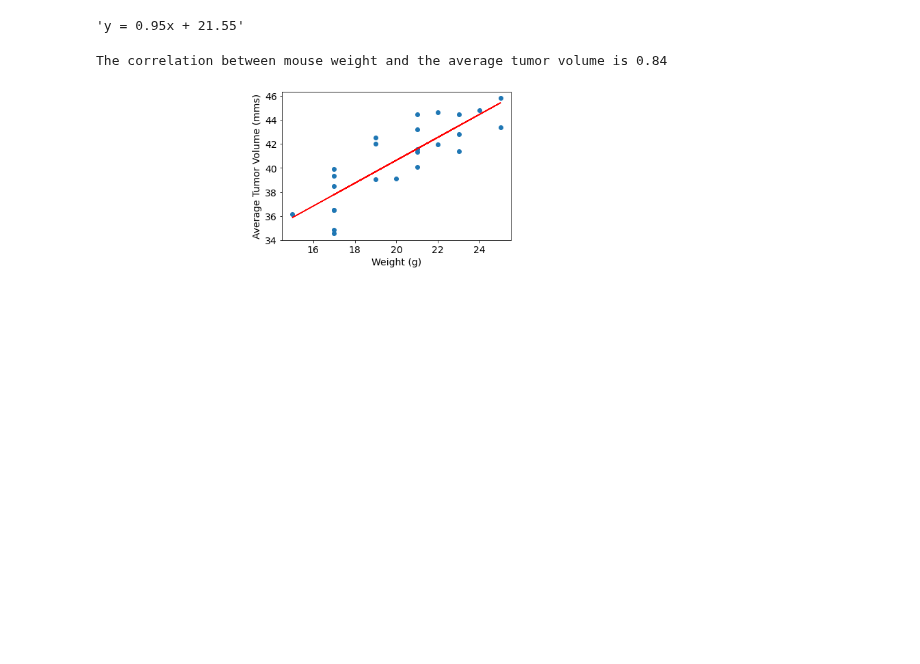
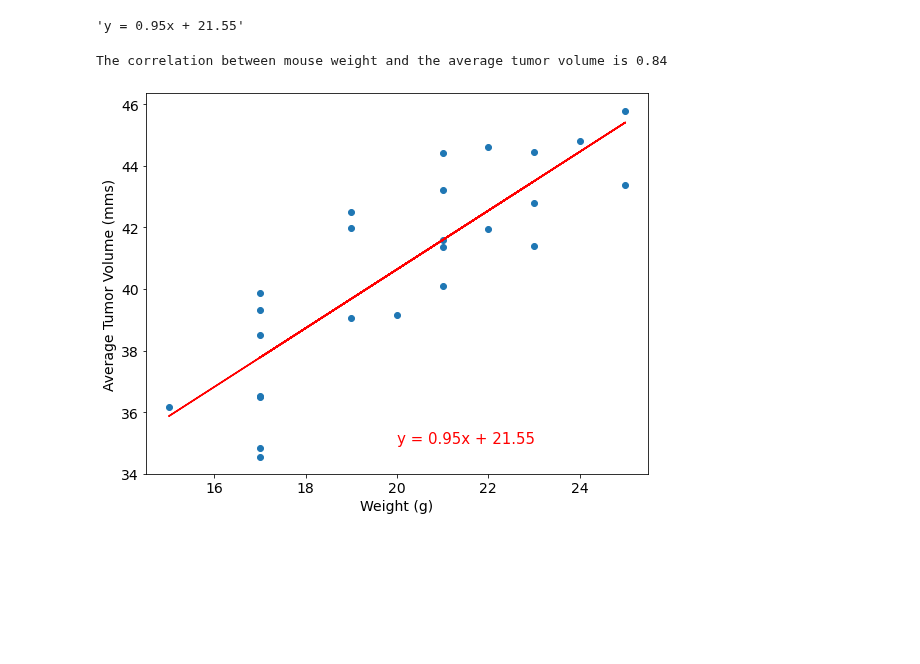
Before and after one commit to andrewdhawthorne/Module-5-Matplotlib-Challenge, a Jupyter notebook: Pymaceuticals/Pymaceuticals_student_solution.ipynb, the cells around one changed output. Saved outputs shown, nothing was run; the diff lists cells and outputs as text; code cells hidden in the pictures; blank space fills up the shorter version.

```diff
--- a/Pymaceuticals/Pymaceuticals_student_solution.ipynb
+++ b/Pymaceuticals/Pymaceuticals_student_solution.ipynb
@@ -559,20 +559,22 @@ line_eq
 'y = 0.95x + 21.55'
 # %%
 # Create Plot
+plt.figure(figsize=(9,7))
 plt.scatter(avg_tum_vol["Weight (g)"], avg_tum_vol["Tumor Volume (mm3)"])
 plt.plot(avg_tum_vol["Weight (g)"], regress_values, "r-")
 
 # Label plot and annotate the line equation
-plt.annotate(line_eq,(5.8,0.8),fontsize=15, color="red")
+plt.annotate(line_eq, xy=(20, 35), fontsize=15, color="red")
 plt.xlabel("Weight (g)")
 plt.ylabel("Average Tumor Volume (mms)")
 
 # Print correlation coefficient
 correlation = st.pearsonr(avg_tum_vol["Weight (g)"], avg_tum_vol["Tumor Volume (mm3)"])
 print(f"The correlation between mouse weight and the average tumor volume is {round(correlation[0],2)}")
 
-# Show plot
+# Save an image of the chart and print it to the screen
+plt.savefig("Images/Avg_tum_vol_regressline.png", bbox_inches="tight")
 plt.show()
 # %% [output]
 The correlation between mouse weight and the average tumor volume is 0.84
-[figure, old version]
+[figure, new version]
```
Also changed, not shown: parts of 3 cells of this notebook, 3 other files.
